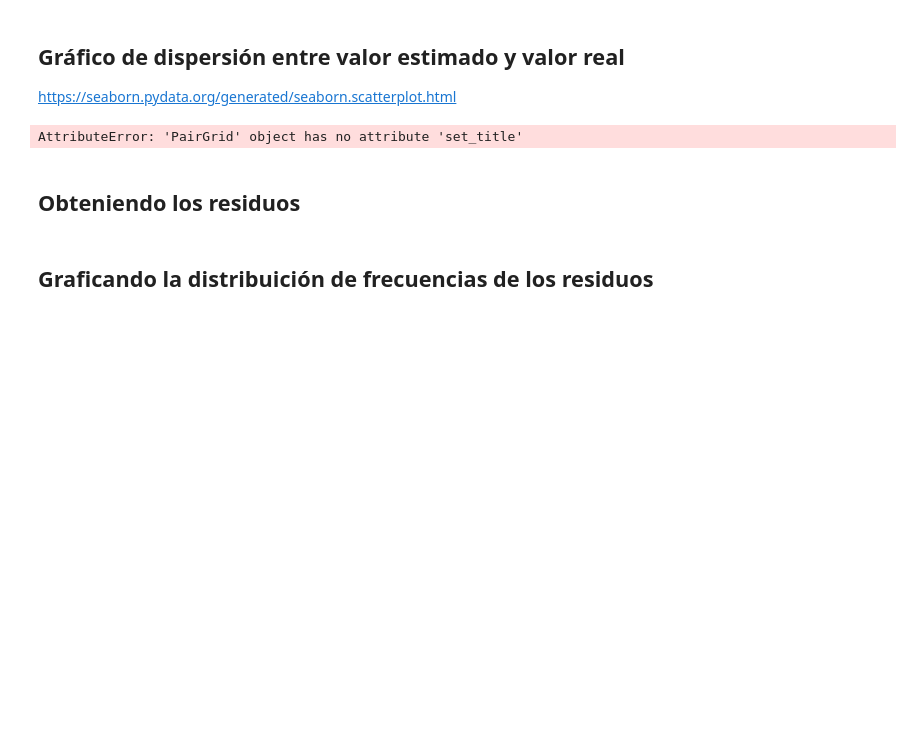
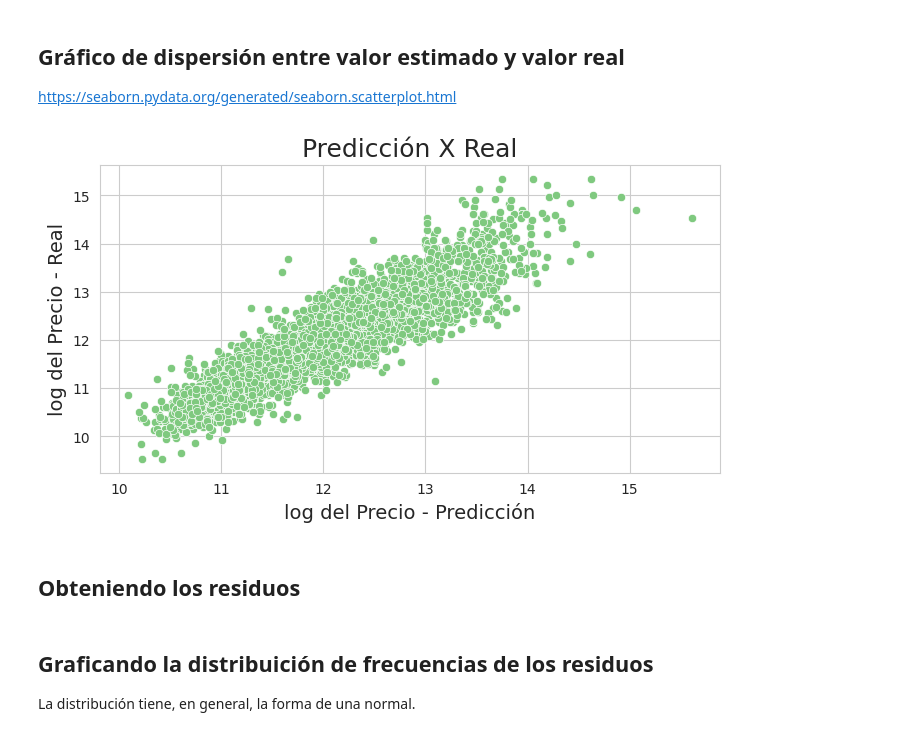
Before and after one commit to JLuceroVasquez/regresion-lineal-tecnicas-avanzadas-de-modelado, a Jupyter notebook: notebook-de-clase.ipynb, the cells around one changed output. Cells and saved outputs as stored; diff of their text form; code cells hidden in the pictures; blank space fills up the shorter version.

```diff
--- a/notebook-de-clase.ipynb
+++ b/notebook-de-clase.ipynb
@@ -379,0 +379,5 @@ https://scikit-learn.org/stable/modules/classes.html#regression-metrics
+# %%
+#Se quita la columna de la constante, pues Skitlearn la agrega internamente.
+#Se quita la columna del log distancia farmacia, pues no es significativa para el modelo.
+X_train.drop(columns=['const','log_Dist_Farmacia'], inplace=True)
+X_train.columns
@@ -380,9 +386,13 @@ https://scikit-learn.org/stable/modules/classes.html#regression-metrics
 # %% [markdown]
 ## Instanciando la clase *LinearRegression()*
+# %%
+modelo_sklearn = LinearRegression(fit_intercept=True)
 # %% [markdown]
 ## Utilizando el método *fit()* del objeto "modelo" para estimar nuestro modelo lineal con los datos de ENTRENAMIENTO (y_train y X_train)
 
 https://scikit-learn.org/stable/modules/generated/sklearn.linear_model.LinearRegression.html#sklearn.linear_model.LinearRegression.fit
+# %%
+modelo_sklearn = modelo_sklearn.fit(X_train, y_train)
 # %% [markdown]
 ## Obteniendo el coeficiente de determinación (R²) del modelo estimado con los datos de ENTRENAMIENTO
 
@@ -456,18 +551,20 @@ https://docs.scipy.org/doc/numpy/reference/generated/numpy.append.html?#numpy.ap
 <hr style='border: 2px solid red;'>
 # %% [markdown]
 ## Generando predicciones del modelo para los datos de ENTRENAMIENTO
+# %%
+y_pred_train = modelo_sklearn.predict(X_train)
 # %% [markdown]
 ## Gráfico de dispersión entre valor estimado y valor real
 
 https://seaborn.pydata.org/generated/seaborn.scatterplot.html
 # %%
-
-ax.figure.set_size_inches(12, 6)
+ax = sns.scatterplot(x=y_pred_train, y=y_train)
+ax.figure.set_size_inches(8, 4)
 ax.set_title('Predicción X Real', fontsize=18)
 ax.set_xlabel('log del Precio - Predicción', fontsize=14)
 ax.set_ylabel('log del Precio - Real', fontsize=14)
-ax
+plt.show()
 # %% [output]
-AttributeError: 'PairGrid' object has no attribute 'set_title'
+[figure, added]
 # %% [markdown]
 ## Obteniendo los residuos
@@ -474,3 +573,4 @@ AttributeError: 'PairGrid' object has no attribute 'set_title'
 # %% [markdown]
 ## Graficando la distribuición de frecuencias de los residuos
+La distribución tiene, en general, la forma de una normal.
 # %%
```
Also changed, not shown: parts of 25 cells of this notebook.
